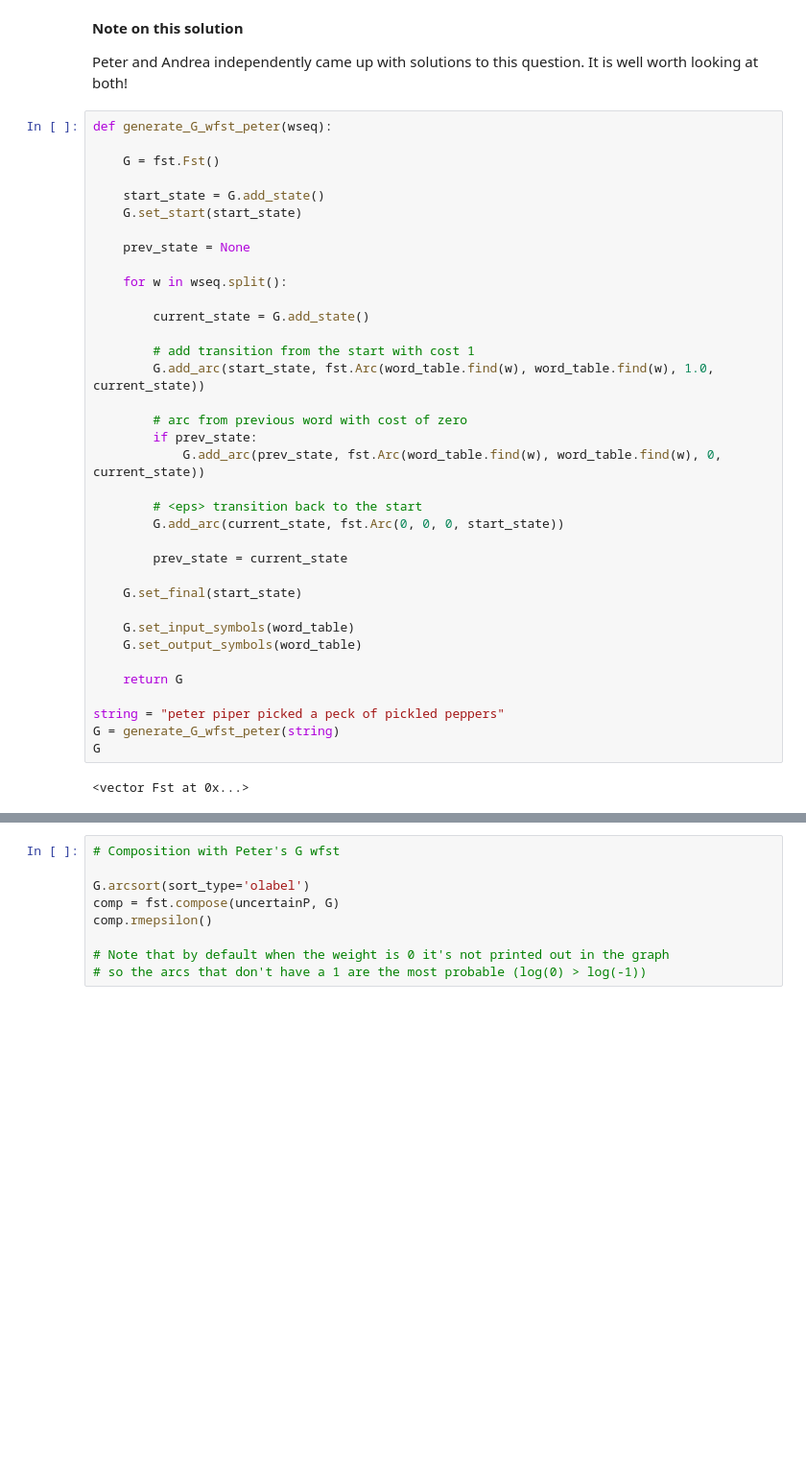
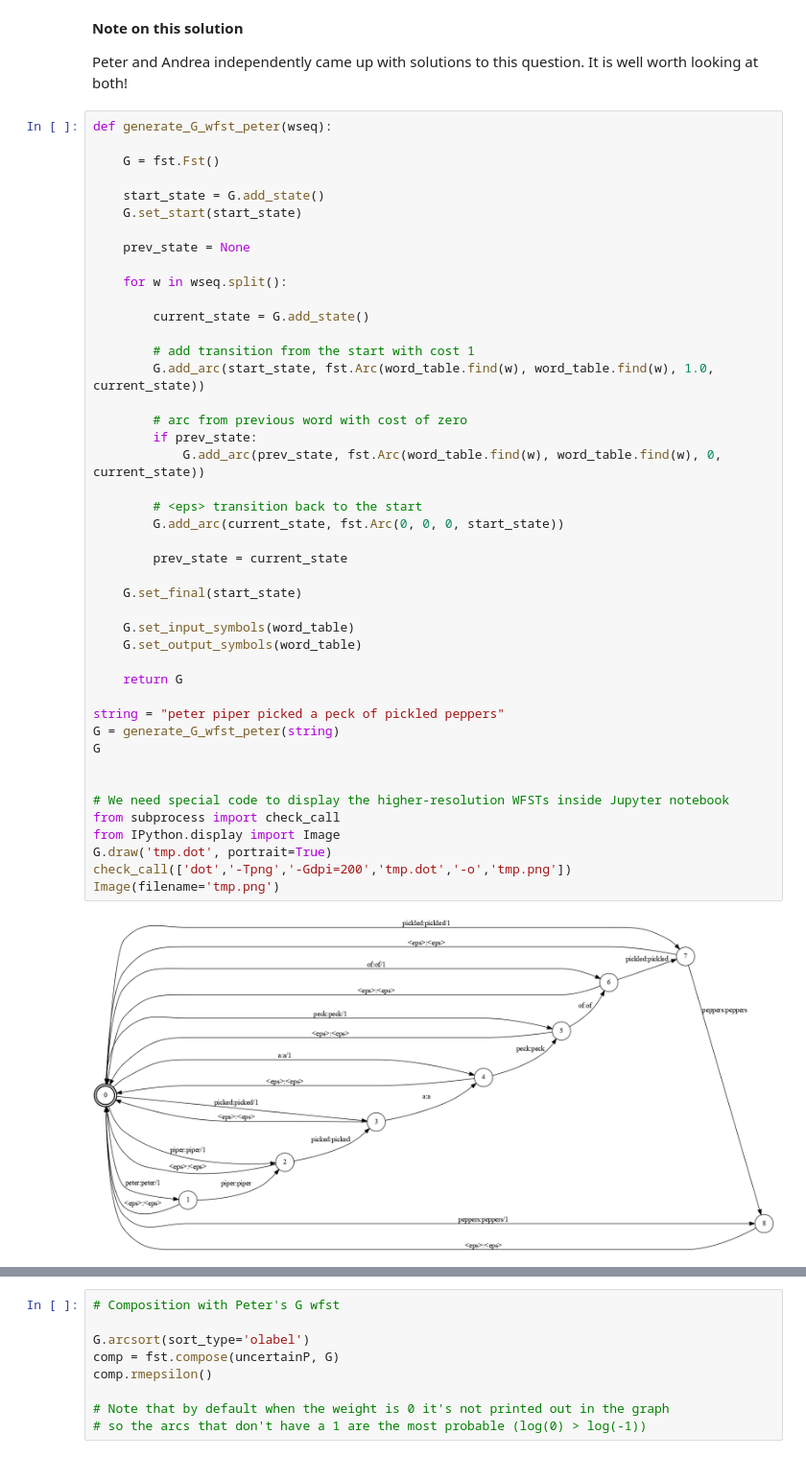
Before and after one commit to jooeun9199/INFR11033, a Jupyter notebook: asr_lab5_solutions.ipynb, the cells around one changed output, grey strips where cells are left out. Shown at 96% size. Cells and saved outputs as stored; diff of their text form; blank space fills up the shorter version.

```diff
--- a/asr_lab5_solutions.ipynb
+++ b/asr_lab5_solutions.ipynb
@@ -296,34 +296,42 @@ def generate_G_wfst_peter(wseq):
 
     prev_state = None
 
     for w in wseq.split():
 
         current_state = G.add_state()
 
         # add transition from the start with cost 1
         G.add_arc(start_state, fst.Arc(word_table.find(w), word_table.find(w), 1.0, current_state))
 
         # arc from previous word with cost of zero
         if prev_state:
             G.add_arc(prev_state, fst.Arc(word_table.find(w), word_table.find(w), 0, current_state))
 
         # <eps> transition back to the start
         G.add_arc(current_state, fst.Arc(0, 0, 0, start_state))
 
         prev_state = current_state
 
     G.set_final(start_state)
 
     G.set_input_symbols(word_table)
     G.set_output_symbols(word_table)
 
     return G
 
 string = "peter piper picked a peck of pickled peppers"
 G = generate_G_wfst_peter(string)
 G
+
+
+# We need special code to display the higher-resolution WFSTs inside Jupyter notebook
+from subprocess import check_call
+from IPython.display import Image
+G.draw('tmp.dot', portrait=True)
+check_call(['dot','-Tpng','-Gdpi=200','tmp.dot','-o','tmp.png'])
+Image(filename='tmp.png')
 # %% [output]
-<vector Fst at 0x...>
+[figure, added]
 # %%
 def generate_G_wfst_andrea(wseq):
     G = fst.Fst()
```
Also changed, not shown: parts of 2 cells of this notebook, 2 other files.
